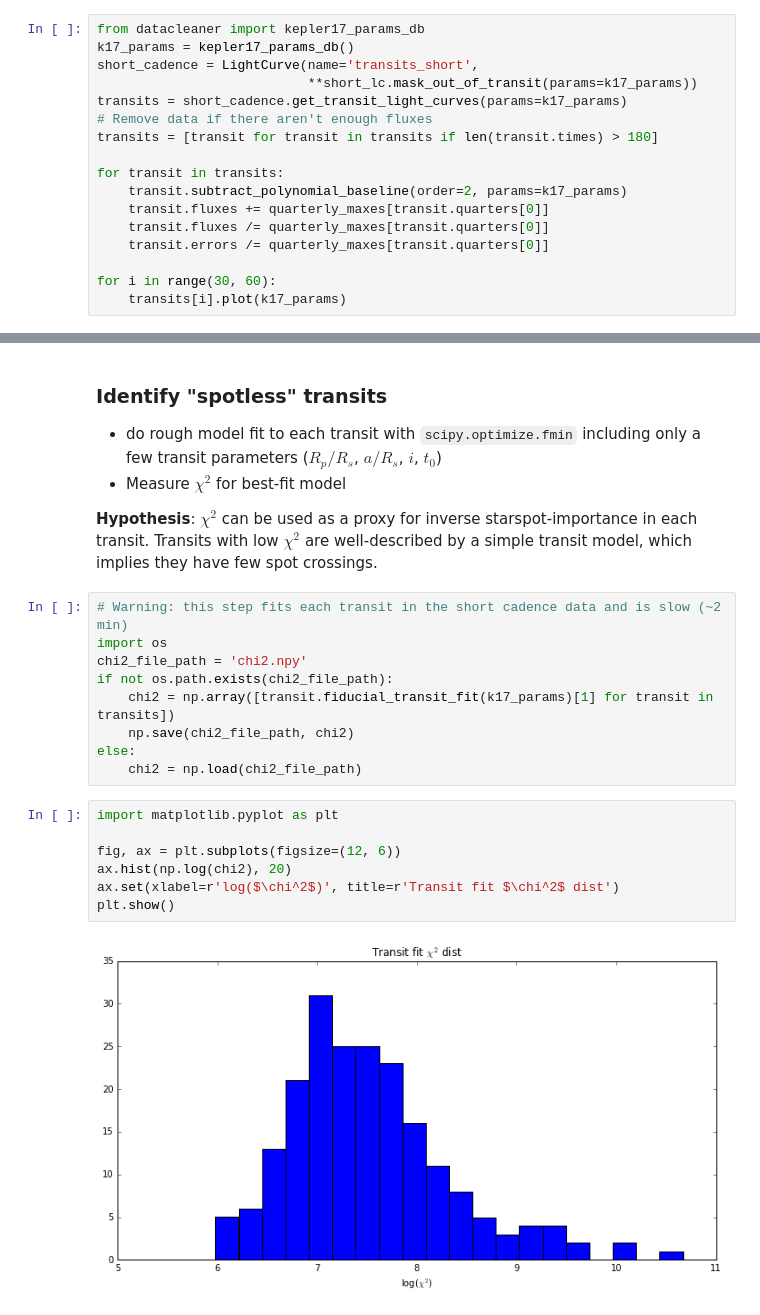
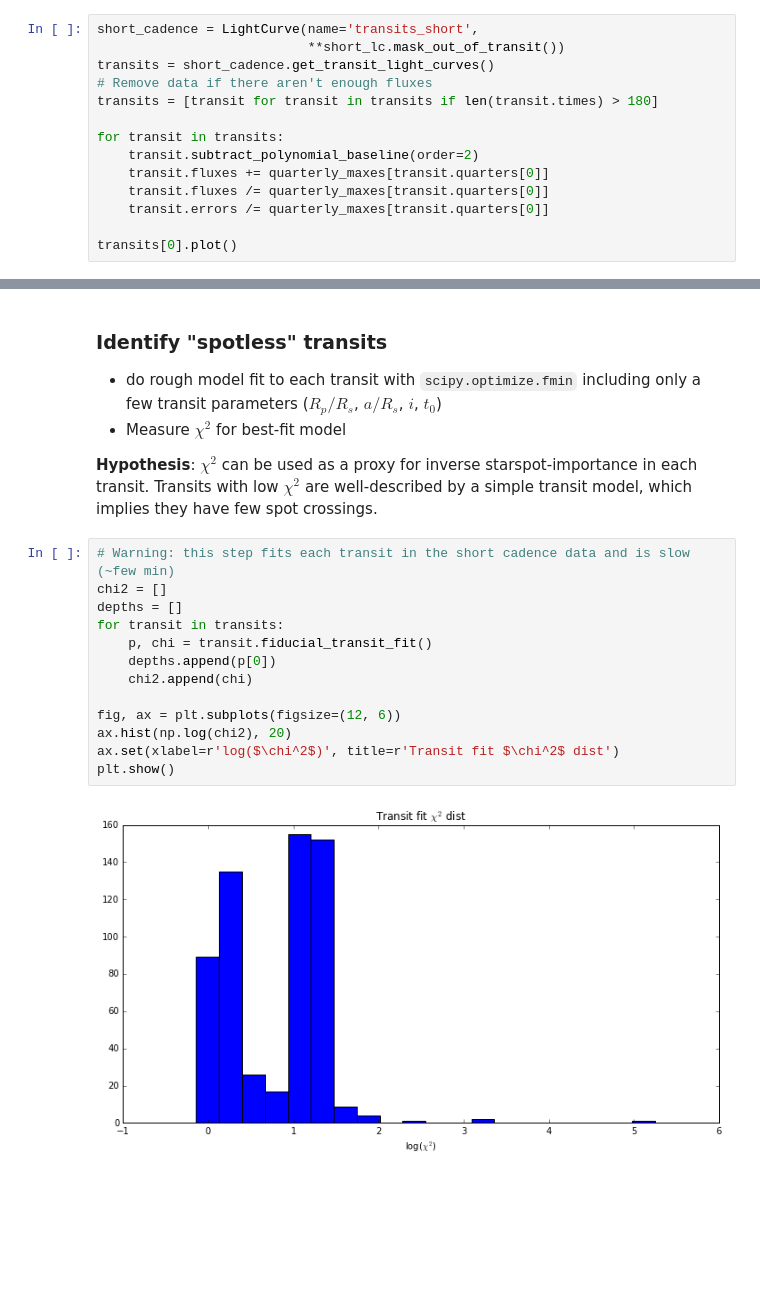
Before and after one commit to bmorris3/starspots, a Jupyter notebook: kepler17/fit_transit_shallow-k17.ipynb, the cells around one changed output, grey strips where cells are left out. Cells and saved outputs as stored; diff of their text form; blank space fills up the shorter version.

```diff
--- a/kepler17/fit_transit_shallow-k17.ipynb
+++ b/kepler17/fit_transit_shallow-k17.ipynb
@@ -73,18 +66,15 @@ plt.ylabel('Maximum smoothed flux');
 # %%
-from datacleaner import kepler17_params_db
-k17_params = kepler17_params_db()
 short_cadence = LightCurve(name='transits_short',
-                           **short_lc.mask_out_of_transit(params=k17_params))
-transits = short_cadence.get_transit_light_curves(params=k17_params)
+                           **short_lc.mask_out_of_transit())
+transits = short_cadence.get_transit_light_curves()
 # Remove data if there aren't enough fluxes
 transits = [transit for transit in transits if len(transit.times) > 180]
 
 for transit in transits:
-    transit.subtract_polynomial_baseline(order=2, params=k17_params)
+    transit.subtract_polynomial_baseline(order=2)
     transit.fluxes += quarterly_maxes[transit.quarters[0]]
     transit.fluxes /= quarterly_maxes[transit.quarters[0]]
     transit.errors /= quarterly_maxes[transit.quarters[0]]
 
-for i in range(30, 60):
-    transits[i].plot(k17_params)
+transits[0].plot()
 # %% [output]
@@ -108,21 +86,18 @@ for i in range(30, 60):
 * Measure $\chi^2$ for best-fit model
 
 **Hypothesis**: $\chi^2$ can be used as a proxy for inverse starspot-importance in each transit. Transits with low $\chi^2$ are well-described by a simple transit model, which implies they have few spot crossings.
-# %%
-# Warning: this step fits each transit in the short cadence data and is slow (~2 min)
-import os
-chi2_file_path = 'chi2.npy'
-if not os.path.exists(chi2_file_path):
-    chi2 = np.array([transit.fiducial_transit_fit(k17_params)[1] for transit in transits])
-    np.save(chi2_file_path, chi2)
-else:
-    chi2 = np.load(chi2_file_path)
 # %%
-import matplotlib.pyplot as plt
+# Warning: this step fits each transit in the short cadence data and is slow (~few min)
+chi2 = []
+depths = []
+for transit in transits:
+    p, chi = transit.fiducial_transit_fit()
+    depths.append(p[0])
+    chi2.append(chi)
 
 fig, ax = plt.subplots(figsize=(12, 6))
 ax.hist(np.log(chi2), 20)
 ax.set(xlabel=r'log($\chi^2$)', title=r'Transit fit $\chi^2$ dist')
 plt.show()
 # %% [output]
-[figure, old version]
+[figure, new version]
```
Also changed, not shown: parts of 50 cells of this notebook.
